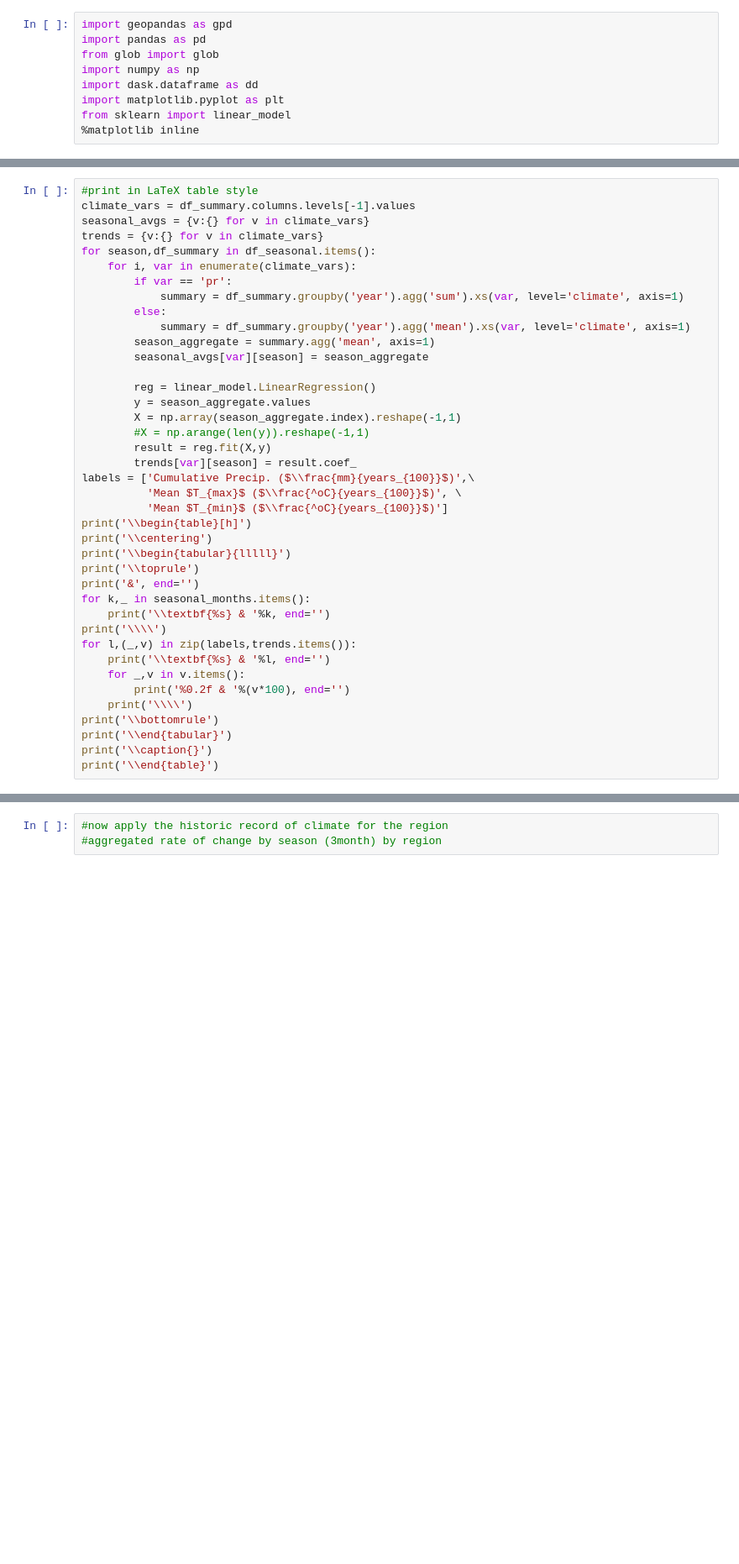
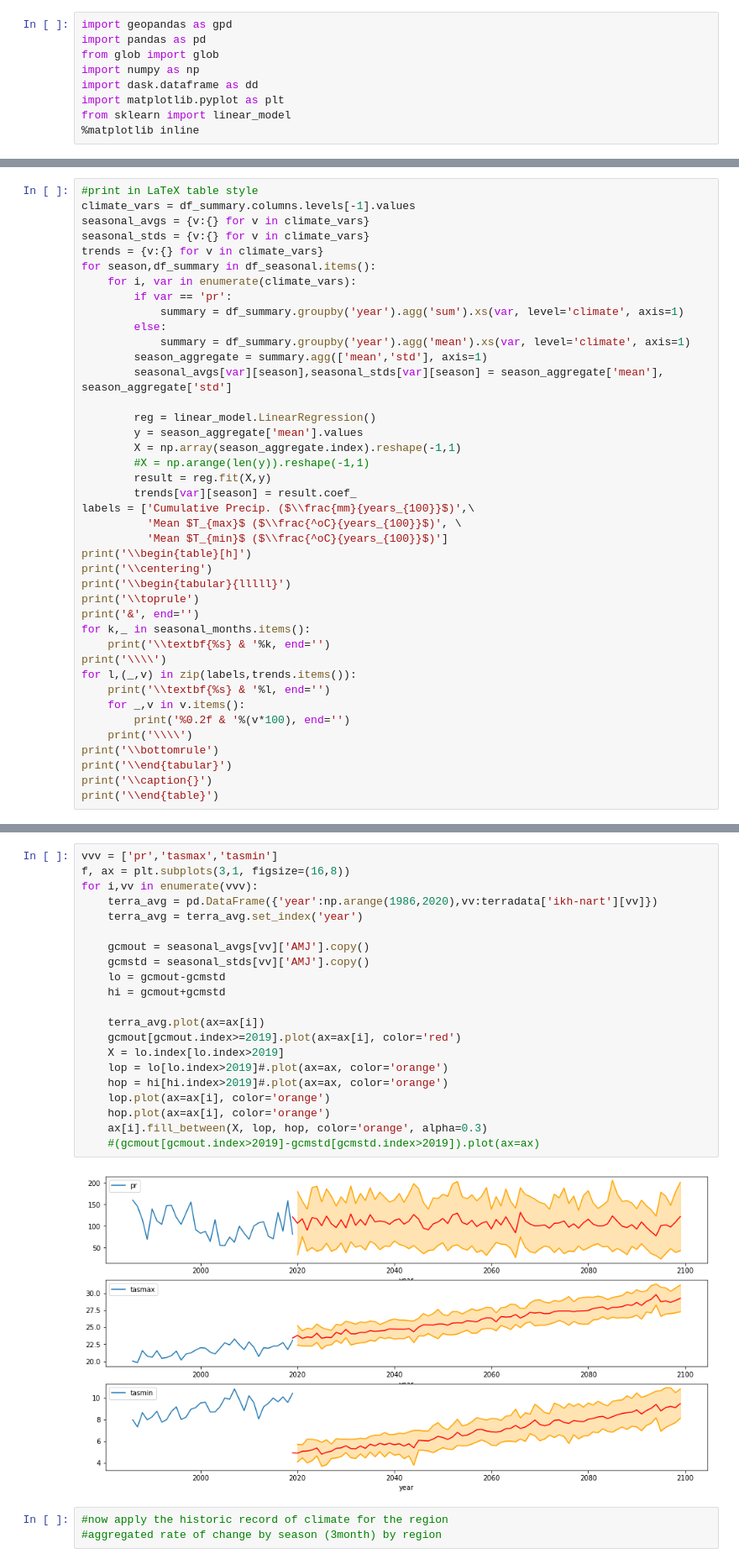
Before and after one commit to csp-inc/ikhnart, a Jupyter notebook: GDDP-timeseries.ipynb, the cells around one changed output, grey strips where cells are left out. Shown at 84% size. Cells and saved outputs as stored; diff of their text form; blank space fills up the shorter version.

```diff
--- a/GDDP-timeseries.ipynb
+++ b/GDDP-timeseries.ipynb
@@ -134,6 +198,7 @@ f.savefig(f'./figs/{BUCKET}_gcmseries.png',dpi=300,bbox_width='tight')
 #print in LaTeX table style
 climate_vars = df_summary.columns.levels[-1].values
 seasonal_avgs = {v:{} for v in climate_vars}
+seasonal_stds = {v:{} for v in climate_vars}
 trends = {v:{} for v in climate_vars}
 for season,df_summary in df_seasonal.items():
     for i, var in enumerate(climate_vars):
@@ -141,11 +206,11 @@ for season,df_summary in df_seasonal.items():
             summary = df_summary.groupby('year').agg('sum').xs(var, level='climate', axis=1)
         else:
             summary = df_summary.groupby('year').agg('mean').xs(var, level='climate', axis=1)
-        season_aggregate = summary.agg('mean', axis=1)
-        seasonal_avgs[var][season] = season_aggregate
+        season_aggregate = summary.agg(['mean','std'], axis=1)
+        seasonal_avgs[var][season],seasonal_stds[var][season] = season_aggregate['mean'], season_aggregate['std']
 
         reg = linear_model.LinearRegression()
-        y = season_aggregate.values
+        y = season_aggregate['mean'].values
         X = np.array(season_aggregate.index).reshape(-1,1)
         #X = np.arange(len(y)).reshape(-1,1)
         result = reg.fit(X,y)
@@ -186,3 +285,26 @@ print('\\end{table}')
+# %%
+vvv = ['pr','tasmax','tasmin']
+f, ax = plt.subplots(3,1, figsize=(16,8))
+for i,vv in enumerate(vvv):
+    terra_avg = pd.DataFrame({'year':np.arange(1986,2020),vv:terradata['ikh-nart'][vv]})
+    terra_avg = terra_avg.set_index('year')
+
+    gcmout = seasonal_avgs[vv]['AMJ'].copy()
+    gcmstd = seasonal_stds[vv]['AMJ'].copy()
+    lo = gcmout-gcmstd
+    hi = gcmout+gcmstd
+
+    terra_avg.plot(ax=ax[i])
+    gcmout[gcmout.index>=2019].plot(ax=ax[i], color='red')
+    X = lo.index[lo.index>2019]
+    lop = lo[lo.index>2019]#.plot(ax=ax, color='orange')
+    hop = hi[hi.index>2019]#.plot(ax=ax, color='orange')
+    lop.plot(ax=ax[i], color='orange')
+    hop.plot(ax=ax[i], color='orange')
+    ax[i].fill_between(X, lop, hop, color='orange', alpha=0.3)
+    #(gcmout[gcmout.index>2019]-gcmstd[gcmstd.index>2019]).plot(ax=ax)
+# %% [output]
+[figure, added]
 # %%
 #now apply the historic record of climate for the region
 #aggregated rate of change by season (3month) by region
```
Also changed, not shown: parts of 8 cells of this notebook, 1 other file.
